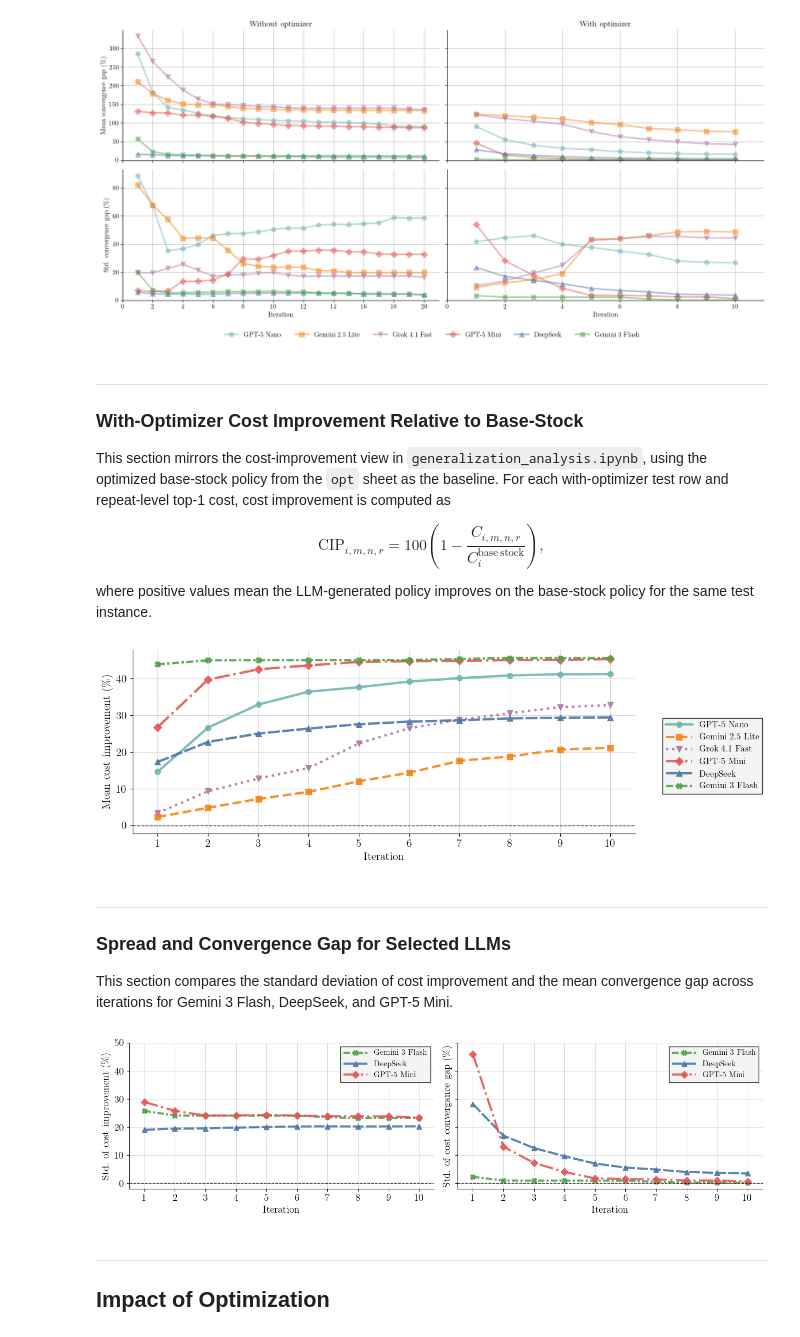
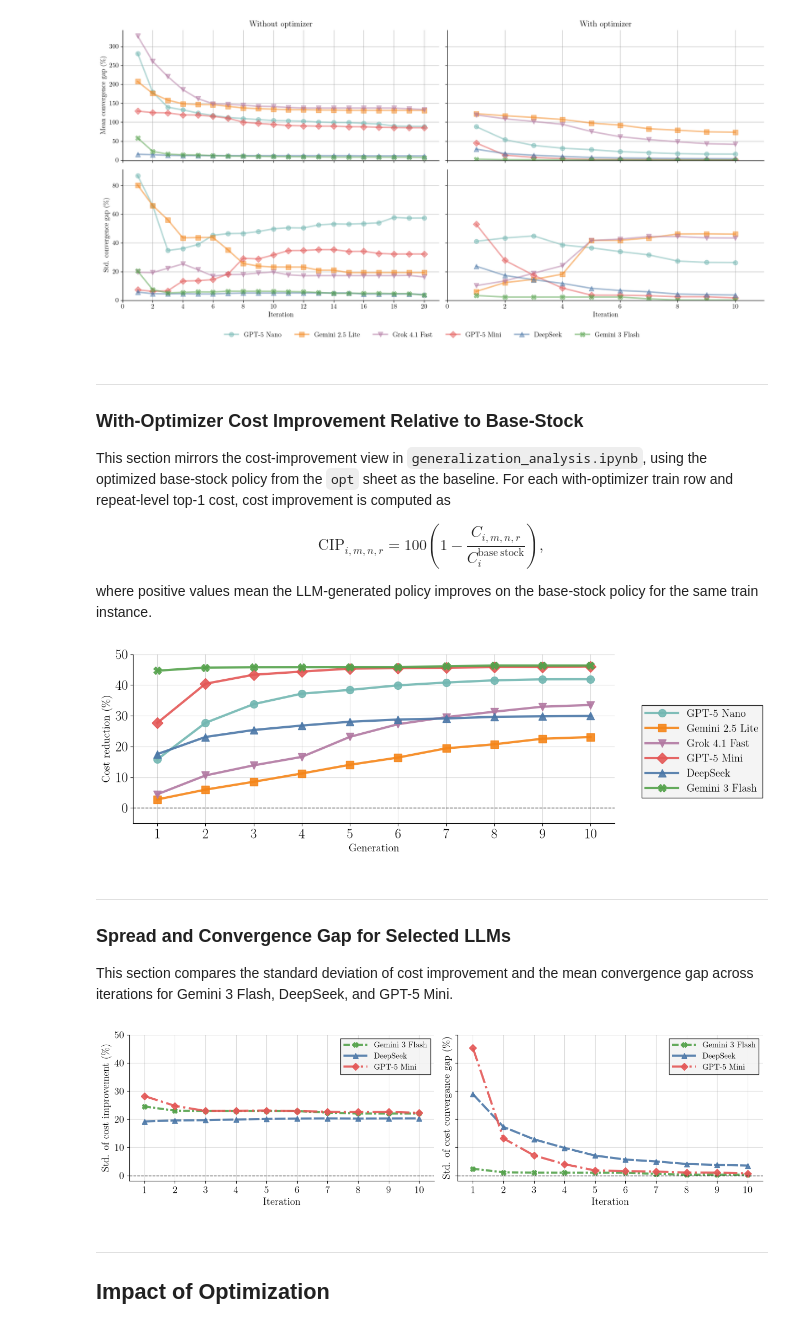
Before and after one commit to YyyyyyiZ/AHD4Inventory, a Jupyter notebook: notebooks/different_llm_models_analysis.ipynb, the cells around one changed output. Drawn from its saved outputs; the diff is of its cells as text; code cells hidden in the pictures.

```diff
--- a/notebooks/different_llm_models_analysis.ipynb
+++ b/notebooks/different_llm_models_analysis.ipynb
@@ -92,18 +74,18 @@ plt.rc("text", usetex=True)
 plt.rc("font", family="serif")
 # %%
 df = load_different_llm_data(OUTPUT_WORKBOOK)
-test_df = df.loc[
-    df["mode"].astype(str).str.lower().eq("test")
+train_df = df.loc[
+    df["mode"].astype(str).str.lower().eq("train")
     & df["initial_basestock"].eq(100)
 ].copy()
 
 convergence_without_opt_slice = prepare_matched_optimizer_convergence_slice(
-    test_df,
+    train_df,
     "without optimizer",
     max_n_pop=20,
 )
 convergence_with_opt_slice = prepare_matched_optimizer_convergence_slice(
-    test_df,
+    train_df,
     "with optimizer",
     max_n_pop=20,
 )
@@ -114,8 +96,8 @@ convergence_without_opt_df = compute_normalized_convergence_auc(
 convergence_with_opt_df = compute_normalized_convergence_auc(
     convergence_with_opt_slice
 ).dropna(subset=["normalized_convergence_auc"])
-variance_df = compute_run_variance(test_df, n_pop=20).dropna(subset=["top1_run_cv_pct"])
-optimizer_df = compute_optimizer_impact(test_df).dropna(subset=["optimizer_gain_pct"])
+variance_df = compute_run_variance(df, n_pop=20).dropna(subset=["top1_run_cv_pct"])
+optimizer_df = compute_optimizer_impact(train_df).dropna(subset=["optimizer_gain_pct"])
 
 convergence_without_opt_summary = build_metric_summary(
     convergence_without_opt_df,
@@ -278,7 +266,7 @@ base_stock_baseline = (
 )
 base_stock_baseline["dist"] = base_stock_baseline["dataset"].str.replace(r"_(train|test)$", "", regex=True)
 base_stock_baseline["mode"] = base_stock_baseline["dataset"].str.extract(r"_(train|test)$", expand=False)
-base_stock_baseline = base_stock_baseline[base_stock_baseline["mode"].eq("test")].drop(columns=["dataset", "mode"])
+base_stock_baseline = base_stock_baseline[base_stock_baseline["mode"].eq("train")].drop(columns=["dataset", "mode"])
 
 with_optimizer_cip = convergence_with_opt_slice.merge(base_stock_baseline, on="dist", how="left")
 missing_base_stock = with_optimizer_cip.loc[with_optimizer_cip["base_stock_cost"].isna(), "dist"].drop_duplicates()
@@ -395,13 +383,13 @@ plt.show()
 ---
 ### With-Optimizer Cost Improvement Relative to Base-Stock
 
-This section mirrors the cost-improvement view in `generalization_analysis.ipynb`, using the optimized base-stock policy from the `opt` sheet as the baseline. For each with-optimizer test row and repeat-level top-1 cost, cost improvement is computed as
+This section mirrors the cost-improvement view in `generalization_analysis.ipynb`, using the optimized base-stock policy from the `opt` sheet as the baseline. For each with-optimizer train row and repeat-level top-1 cost, cost improvement is computed as
 
 $$
 \mathrm{CIP}_{i,m,n,r}=100\left(1-\frac{C_{i,m,n,r}}{C^{\mathrm{base\ stock}}_i}\right),
 $$
 
-where positive values mean the LLM-generated policy improves on the base-stock policy for the same test instance.
+where positive values mean the LLM-generated policy improves on the base-stock policy for the same train instance.
 # %%
 fig, ax = plt.subplots(1, 1, figsize=(12, 4), sharex=True)
 llm_order = [llm for llm in SMARTNESS_ORDER if llm in set(summary_by_llm_iter["LLM"])]
@@ -416,45 +404,47 @@ for llm in llm_order:
         x_vals,
         llm_summary["mean"],
         color=color,
-        linestyle=linestyle,
+        # linestyle=linestyle,
         linewidth=3.0,
         marker=LLM_MARKERS.get(llm, "o"),
-        markersize=7,
+        markersize=10,
         alpha=0.9,
         label=LLM_LEGEND_LABELS[llm],
     )
 
 ax.axhline(0, color="black", linewidth=1.0, linestyle="--", alpha=0.75)
 
+ax.set_ylim(-5, 50.0)
 ax.set_xlim(0.5, 10.5)
 ax.set_xticks(range(1, 11, 1))
-ax.set_xlabel("Iteration", fontsize=14)
-ax.set_ylabel(r"Mean cost improvement (\%)", fontsize=14)
 ax.grid(True, axis="both", alpha=0.3, color="gray")
-format_axis(ax, tick_size=14, label_size=14, title_size=14, rotation=0)
+format_axis(ax, tick_size=18, label_size=18, title_size=18, rotation=0)
 ax.spines["top"].set_visible(False)
 ax.spines["right"].set_visible(False)
 
 legend_handles, legend_labels = ax.get_legend_handles_labels()
 fig.legend(
     legend_handles,
     legend_labels,
     loc="center left",
     bbox_to_anchor=(0.82, 0.5),
     ncol=1,
     frameon=True,
     fancybox=False,
     edgecolor="black",
     facecolor="#f2f2f2",
-    fontsize=11,
+    fontsize=14,
     handlelength=3,
 )
+
+ax.set_xlabel("Generation", fontsize=14)
+ax.set_ylabel(r"Cost reduction (\%)", fontsize=14)
 
 fig.tight_layout(rect=[0, 0, 0.8, 1])
 fig.savefig("plots/different_llm_with_optimizer_basestock_improvement.pdf", bbox_inches="tight")
 plt.show()
 # %% [output]
-[figure, old version]
+[figure, new version]
 # %% [markdown]
 ---
 ### Spread and Convergence Gap for Selected LLMs
@@ -558,7 +548,7 @@ fig.tight_layout(rect=[0, 0.08, 1, 1])
 fig.savefig("plots/different_llm_spread_and_gap_selected_models.pdf", bbox_inches="tight")
 plt.show()
 # %% [output]
-[figure, old version]
+[figure, new version]
 # %% [markdown]
 ---
 ## Impact of Optimization
```
Also changed, not shown: parts of 13 cells of this notebook, 15 other files.
